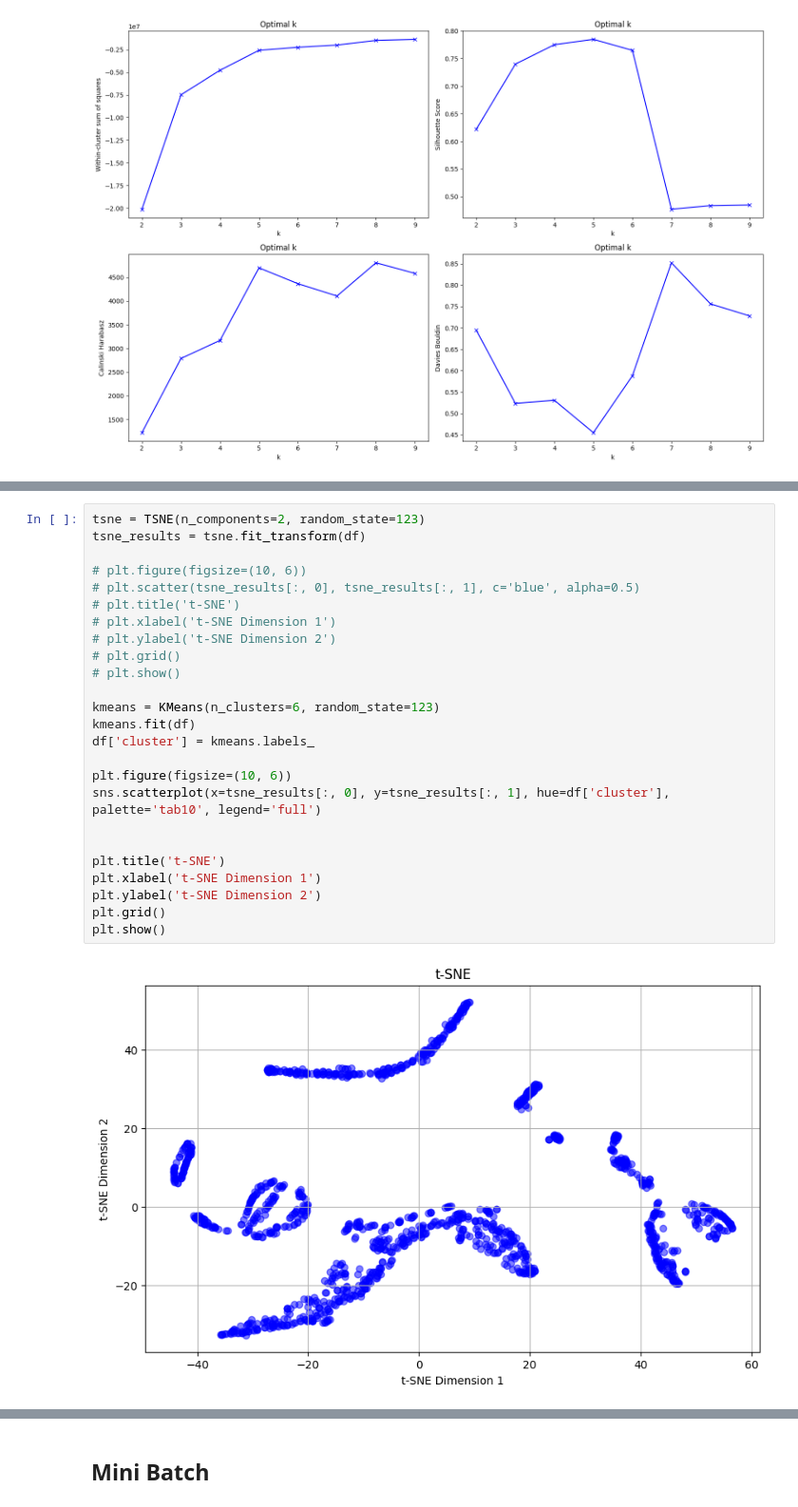
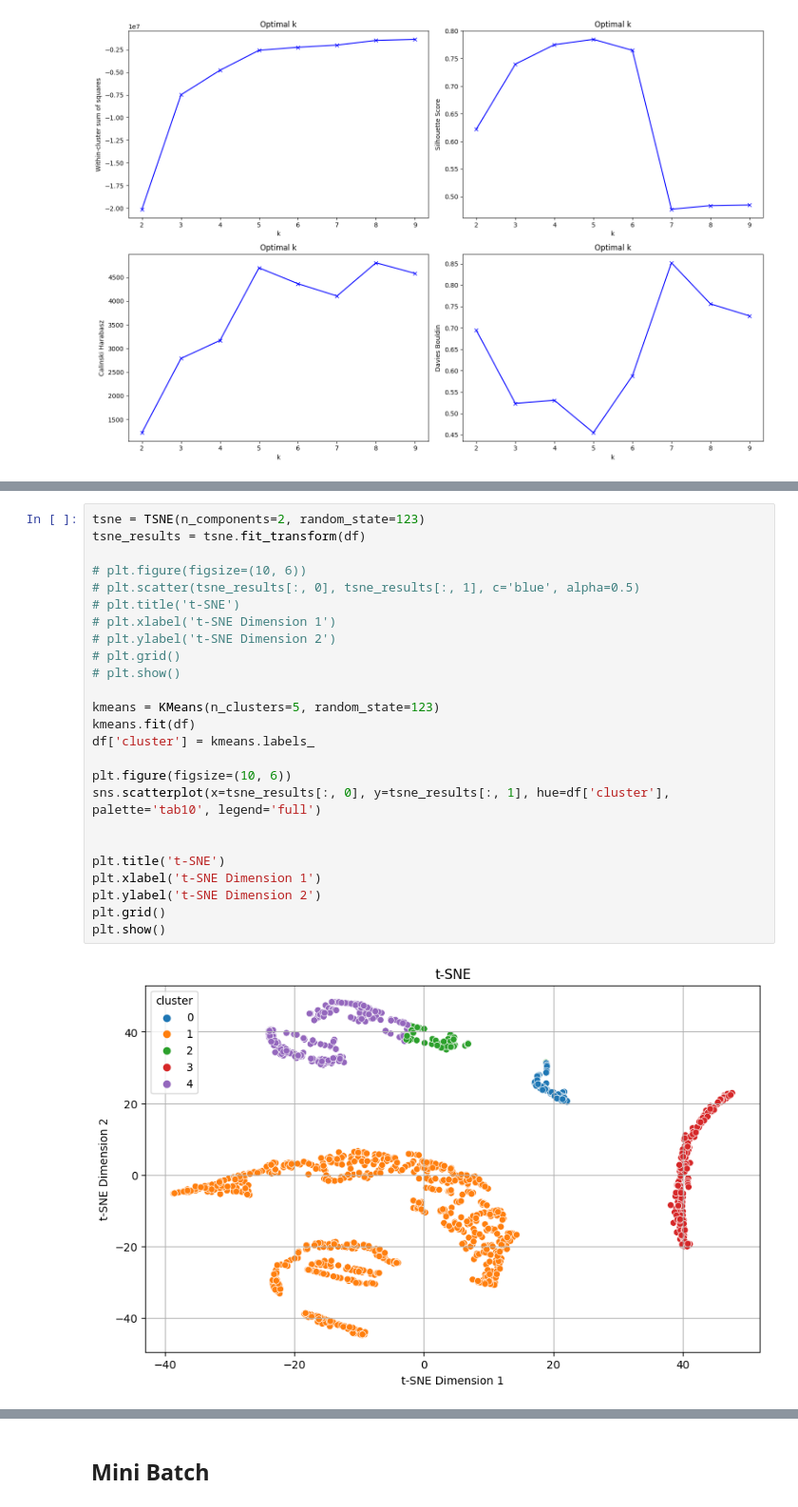
Before and after one commit to xxkaro/GameOfThrones-Clustering, a Jupyter notebook: AM/AM_Karo.ipynb, the cells around one changed output, grey strips where cells are left out. Shown at 95% size. Drawn from its saved outputs; the diff is of its cells as text.

```diff
--- a/AM/AM_Karo.ipynb
+++ b/AM/AM_Karo.ipynb
@@ -119,27 +120,27 @@ plt.show()
 # %%
 tsne = TSNE(n_components=2, random_state=123)
 tsne_results = tsne.fit_transform(df)
 
 # plt.figure(figsize=(10, 6))
 # plt.scatter(tsne_results[:, 0], tsne_results[:, 1], c='blue', alpha=0.5)
 # plt.title('t-SNE')
 # plt.xlabel('t-SNE Dimension 1')
 # plt.ylabel('t-SNE Dimension 2')
 # plt.grid()
 # plt.show()
 
-kmeans = KMeans(n_clusters=6, random_state=123)
+kmeans = KMeans(n_clusters=5, random_state=123)
 kmeans.fit(df)
 df['cluster'] = kmeans.labels_
 
 plt.figure(figsize=(10, 6))
 sns.scatterplot(x=tsne_results[:, 0], y=tsne_results[:, 1], hue=df['cluster'], palette='tab10', legend='full')
 
 
 plt.title('t-SNE')
 plt.xlabel('t-SNE Dimension 1')
 plt.ylabel('t-SNE Dimension 2')
 plt.grid()
 plt.show()
 # %% [output]
-[figure, old version]
+[figure, new version]
```
Also changed, not shown: parts of 10 cells of this notebook.
